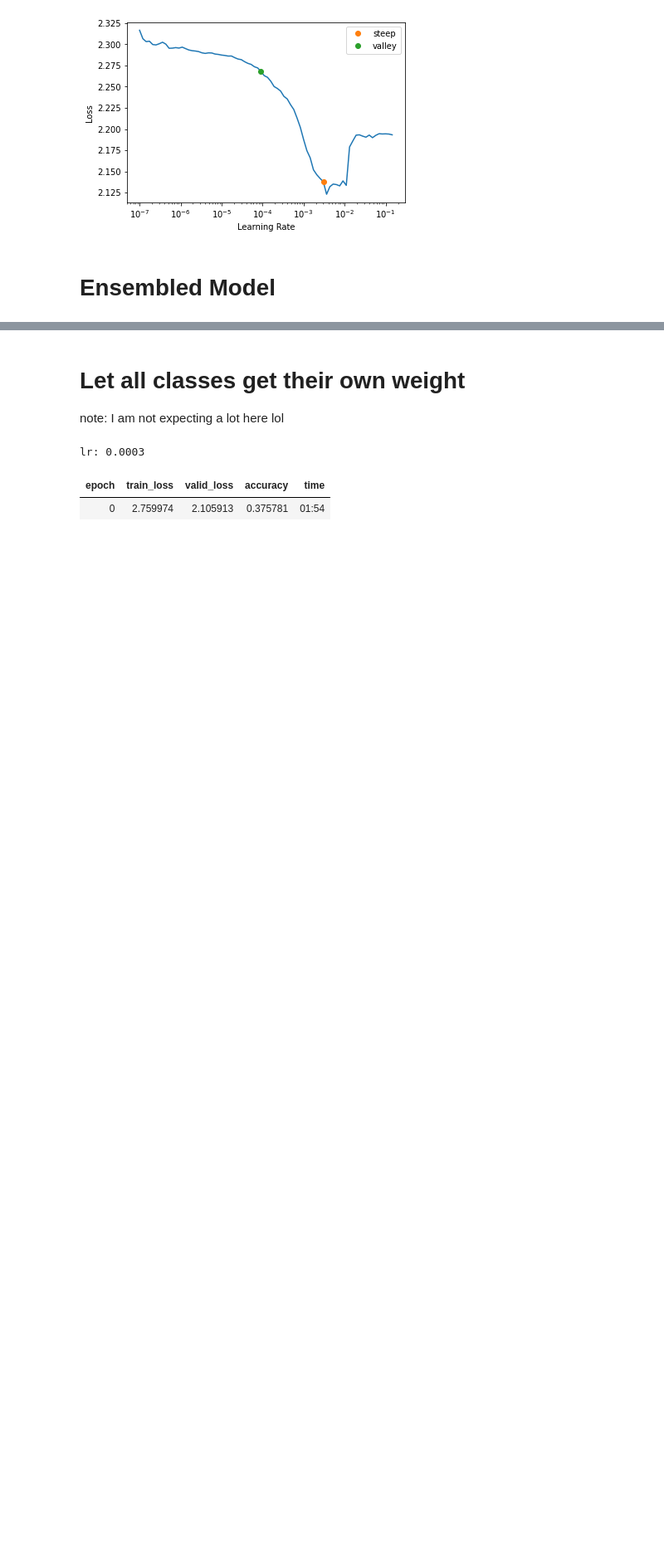
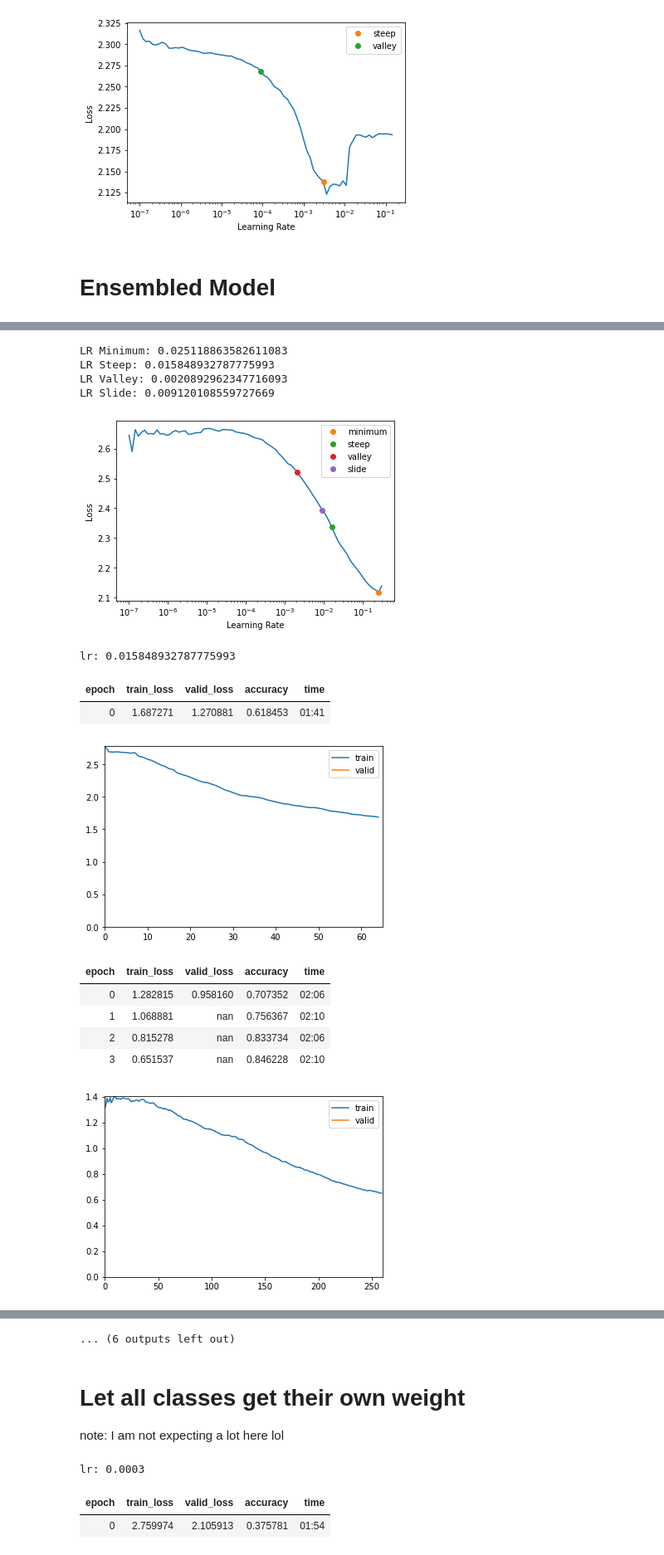
Before and after one commit to Jchang4/paddy-disease-classification, a Jupyter notebook: 5 - Image Ensembling.ipynb, the cells around one changed output, grey strips where cells are left out. Shown at 83% size. Saved outputs shown, nothing was run; the diff lists cells and outputs as text; code cells hidden in the pictures; blank space fills up the shorter version.

```diff
--- a/5 - Image Ensembling.ipynb
+++ b/5 - Image Ensembling.ipynb
@@ -158,0 +202,3 @@ lr: 0.0075
+# %%
+train_with_relu(MyHFImageModel2, hf_splitter4)
+# %% [output]
@@ -158,0 +206,15 @@ lr: 0.0075
+LR Minimum: 0.025118863582611083
+LR Steep: 0.015848932787775993
+LR Valley: 0.0020892962347716093
+LR Slide: 0.009120108559727669
+[figure, added]
+lr: 0.015848932787775993
+| epoch | train_loss | valid_loss | accuracy | time |
+| 0 | 1.687271 | 1.270881 | 0.618453 | 01:41 |
+[figure, added]
+| epoch | train_loss | valid_loss | accuracy | time |
+| 0 | 1.282815 | 0.958160 | 0.707352 | 02:06 |
+| 1 | 1.068881 | nan | 0.756367 | 02:10 |
+| 2 | 0.815278 | nan | 0.833734 | 02:06 |
+| 3 | 0.651537 | nan | 0.846228 | 02:10 |
+[figure, added]
@@ -159,3 +233,4 @@ lr: 0.0075
+... (6 outputs left out)
 # %% [markdown]
 # Let all classes get their own weight
 note: I am not expecting a lot here lol
```
Also changed, not shown: parts of 11 cells of this notebook, 1 other file.
